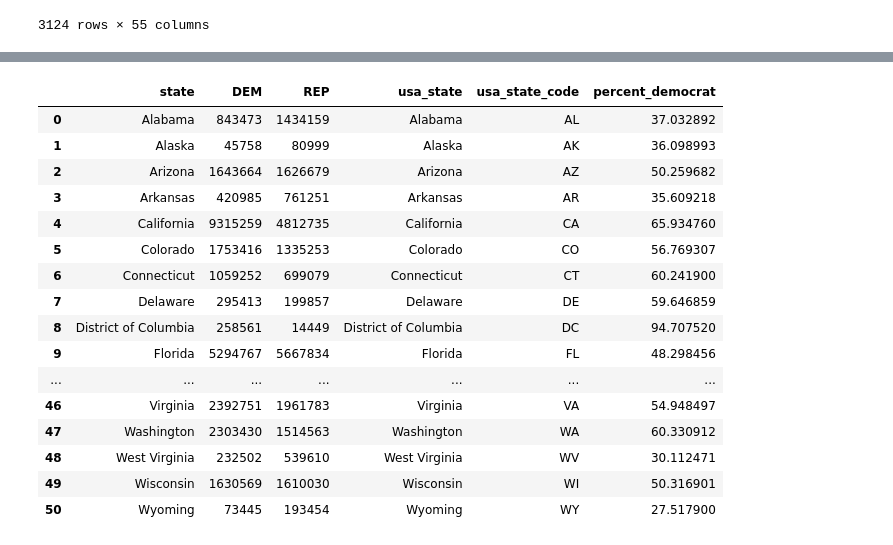
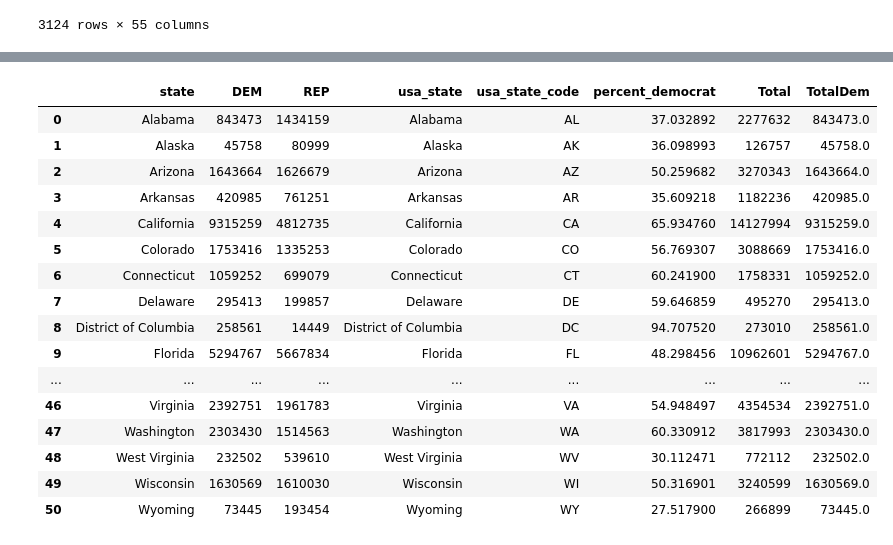
Before and after one commit to pajain23/CS216FinalProject, a Jupyter notebook: CS216FinalProject.ipynb, the cells around one changed output, grey strips where cells are left out. Cells and saved outputs as stored; diff of their text form; code cells hidden in the pictures.

```diff
--- a/CS216FinalProject.ipynb
+++ b/CS216FinalProject.ipynb
@@ -91,21 +99,26 @@ vaccine
-# %%
-demVsrep
-# %% [output]
-|  | state | DEM | REP | usa_state | usa_state_code | percent_democrat |
-| 0 | Alabama | 843473 | 1434159 | Alabama | AL | 37.032892 |
-| 1 | Alaska | 45758 | 80999 | Alaska | AK | 36.098993 |
-| 2 | Arizona | 1643664 | 1626679 | Arizona | AZ | 50.259682 |
-| 3 | Arkansas | 420985 | 761251 | Arkansas | AR | 35.609218 |
-| 4 | California | 9315259 | 4812735 | California | CA | 65.934760 |
-| 5 | Colorado | 1753416 | 1335253 | Colorado | CO | 56.769307 |
-| 6 | Connecticut | 1059252 | 699079 | Connecticut | CT | 60.241900 |
-| 7 | Delaware | 295413 | 199857 | Delaware | DE | 59.646859 |
-| 8 | District of Columbia | 258561 | 14449 | District of Columbia | DC | 94.707520 |
-| 9 | Florida | 5294767 | 5667834 | Florida | FL | 48.298456 |
-| ... | ... | ... | ... | ... | ... | ... |
-| 46 | Virginia | 2392751 | 1961783 | Virginia | VA | 54.948497 |
-| 47 | Washington | 2303430 | 1514563 | Washington | WA | 60.330912 |
-| 48 | West Virginia | 232502 | 539610 | West Virginia | WV | 30.112471 |
-| 49 | Wisconsin | 1630569 | 1610030 | Wisconsin | WI | 50.316901 |
-| 50 | Wyoming | 73445 | 193454 | Wyoming | WY | 27.517900 |
+# %%
+
+demVsrep['Total'] = demVsrep['DEM'] + demVsrep["REP"]
+
+demVsrep['TotalDem'] = demVsrep['percent_democrat']* demVsrep["Total"]/100
+
+demVsrep
+# %% [output]
+|  | state | DEM | REP | usa_state | usa_state_code | percent_democrat | Total | TotalDem |
+| 0 | Alabama | 843473 | 1434159 | Alabama | AL | 37.032892 | 2277632 | 843473.0 |
+| 1 | Alaska | 45758 | 80999 | Alaska | AK | 36.098993 | 126757 | 45758.0 |
+| 2 | Arizona | 1643664 | 1626679 | Arizona | AZ | 50.259682 | 3270343 | 1643664.0 |
+| 3 | Arkansas | 420985 | 761251 | Arkansas | AR | 35.609218 | 1182236 | 420985.0 |
+| 4 | California | 9315259 | 4812735 | California | CA | 65.934760 | 14127994 | 9315259.0 |
+| 5 | Colorado | 1753416 | 1335253 | Colorado | CO | 56.769307 | 3088669 | 1753416.0 |
+| 6 | Connecticut | 1059252 | 699079 | Connecticut | CT | 60.241900 | 1758331 | 1059252.0 |
+| 7 | Delaware | 295413 | 199857 | Delaware | DE | 59.646859 | 495270 | 295413.0 |
+| 8 | District of Columbia | 258561 | 14449 | District of Columbia | DC | 94.707520 | 273010 | 258561.0 |
+| 9 | Florida | 5294767 | 5667834 | Florida | FL | 48.298456 | 10962601 | 5294767.0 |
+| ... | ... | ... | ... | ... | ... | ... | ... | ... |
+| 46 | Virginia | 2392751 | 1961783 | Virginia | VA | 54.948497 | 4354534 | 2392751.0 |
+| 47 | Washington | 2303430 | 1514563 | Washington | WA | 60.330912 | 3817993 | 2303430.0 |
+| 48 | West Virginia | 232502 | 539610 | West Virginia | WV | 30.112471 | 772112 | 232502.0 |
+| 49 | Wisconsin | 1630569 | 1610030 | Wisconsin | WI | 50.316901 | 3240599 | 1630569.0 |
+| 50 | Wyoming | 73445 | 193454 | Wyoming | WY | 27.517900 | 266899 | 73445.0 |
 # %%
```
Also changed, not shown: parts of 8 cells of this notebook, 1 other file.
